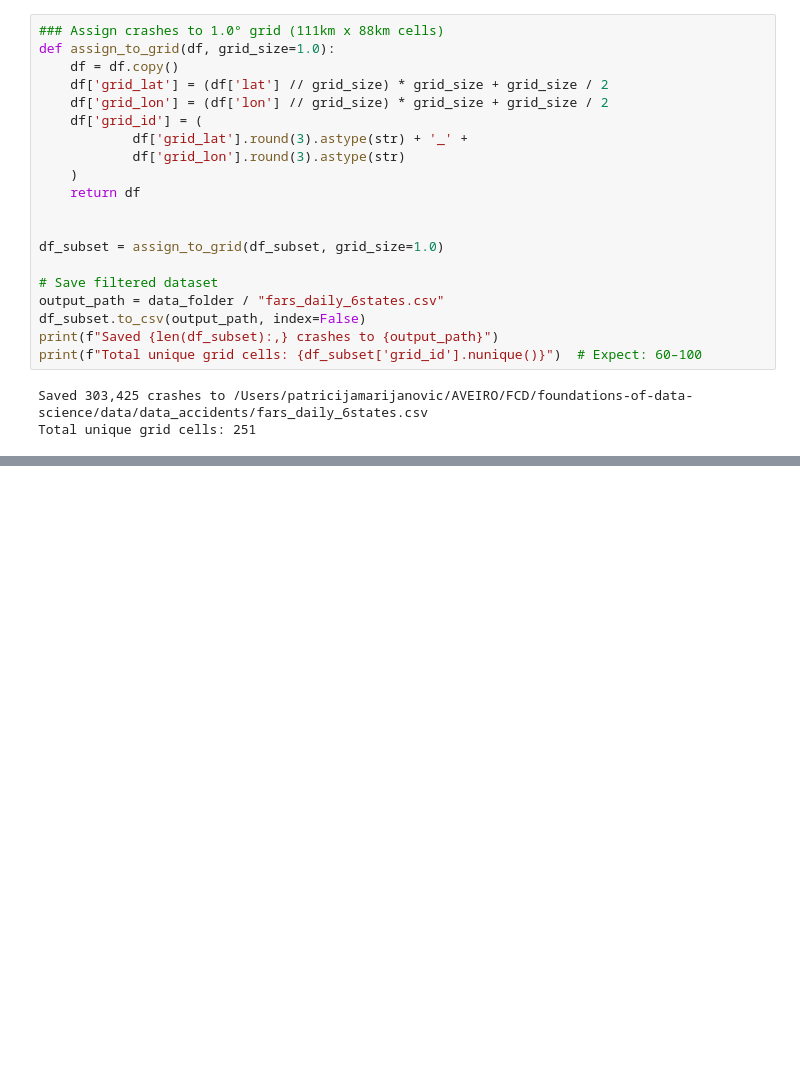
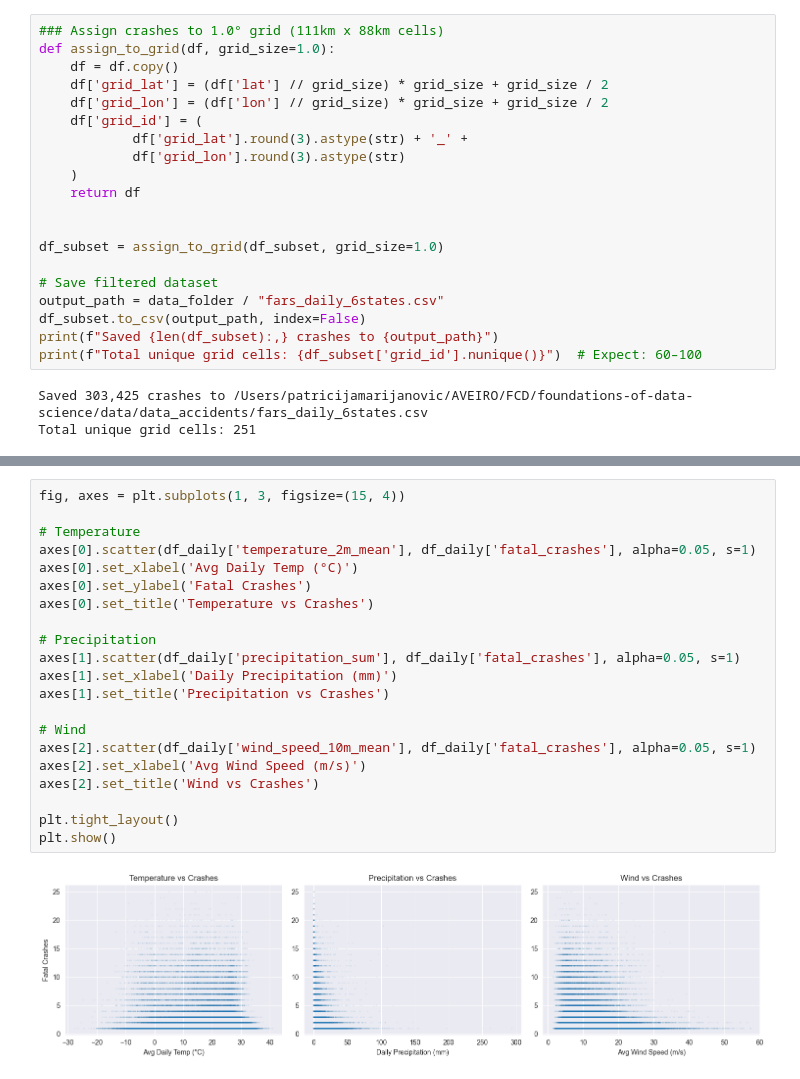
Before and after one commit to patricija-marijanovic/foundations-of-data-science, a Jupyter notebook: notebooks/data_modeling2.ipynb, the cells around one changed output, grey strips where cells are left out. Drawn from its saved outputs; the diff is of its cells as text; blank space fills up the shorter version.

```diff
--- a/notebooks/data_modeling2.ipynb
+++ b/notebooks/data_modeling2.ipynb
@@ -334,0 +453,23 @@ KeyboardInterrupt:
+# %%
+fig, axes = plt.subplots(1, 3, figsize=(15, 4))
+
+# Temperature
+axes[0].scatter(df_daily['temperature_2m_mean'], df_daily['fatal_crashes'], alpha=0.05, s=1)
+axes[0].set_xlabel('Avg Daily Temp (°C)')
+axes[0].set_ylabel('Fatal Crashes')
+axes[0].set_title('Temperature vs Crashes')
+
+# Precipitation
+axes[1].scatter(df_daily['precipitation_sum'], df_daily['fatal_crashes'], alpha=0.05, s=1)
+axes[1].set_xlabel('Daily Precipitation (mm)')
+axes[1].set_title('Precipitation vs Crashes')
+
+# Wind
+axes[2].scatter(df_daily['wind_speed_10m_mean'], df_daily['fatal_crashes'], alpha=0.05, s=1)
+axes[2].set_xlabel('Avg Wind Speed (m/s)')
+axes[2].set_title('Wind vs Crashes')
+
+plt.tight_layout()
+plt.show()
+# %% [output]
+[figure, added]
```
Also changed, not shown: parts of 10 cells of this notebook, 3 other files.
